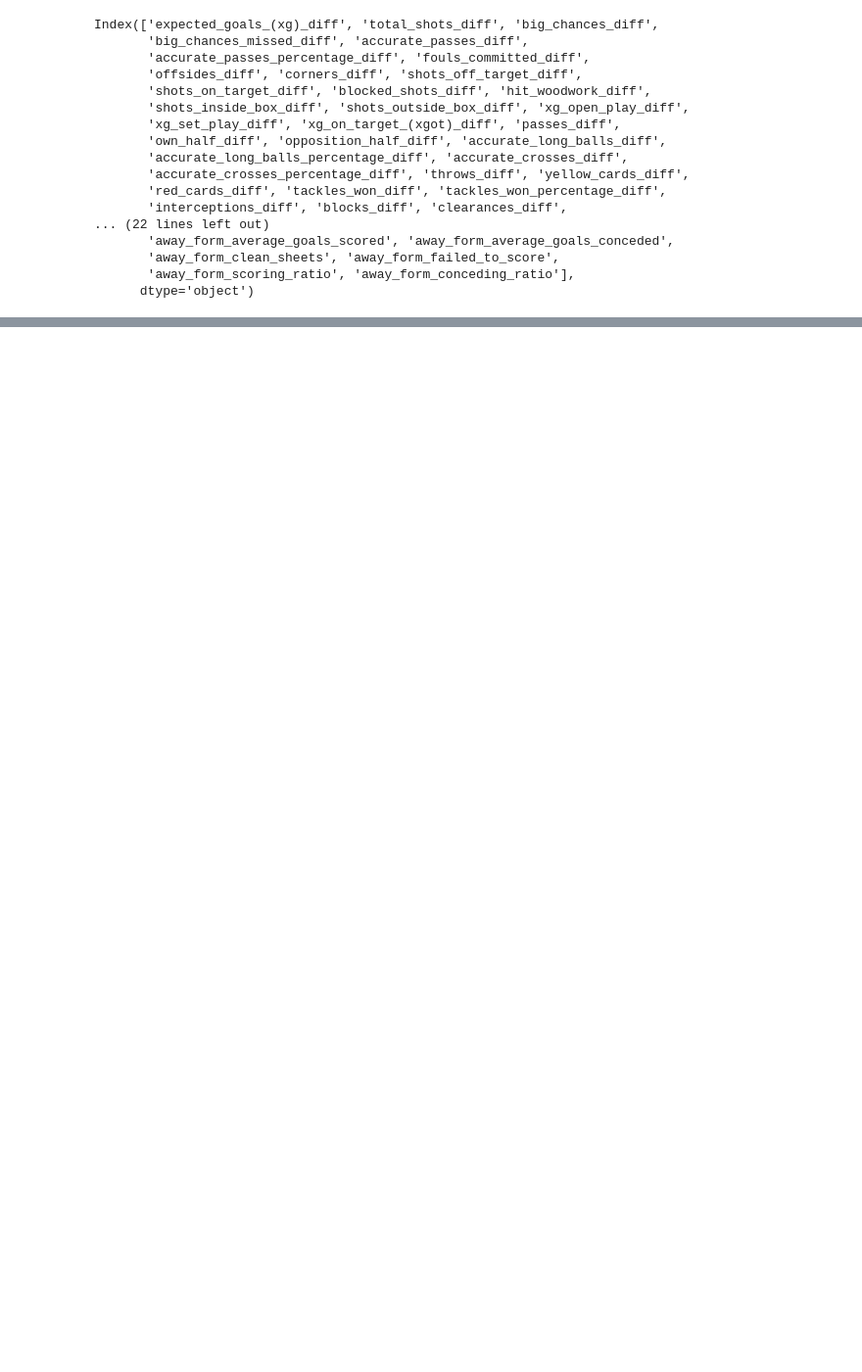
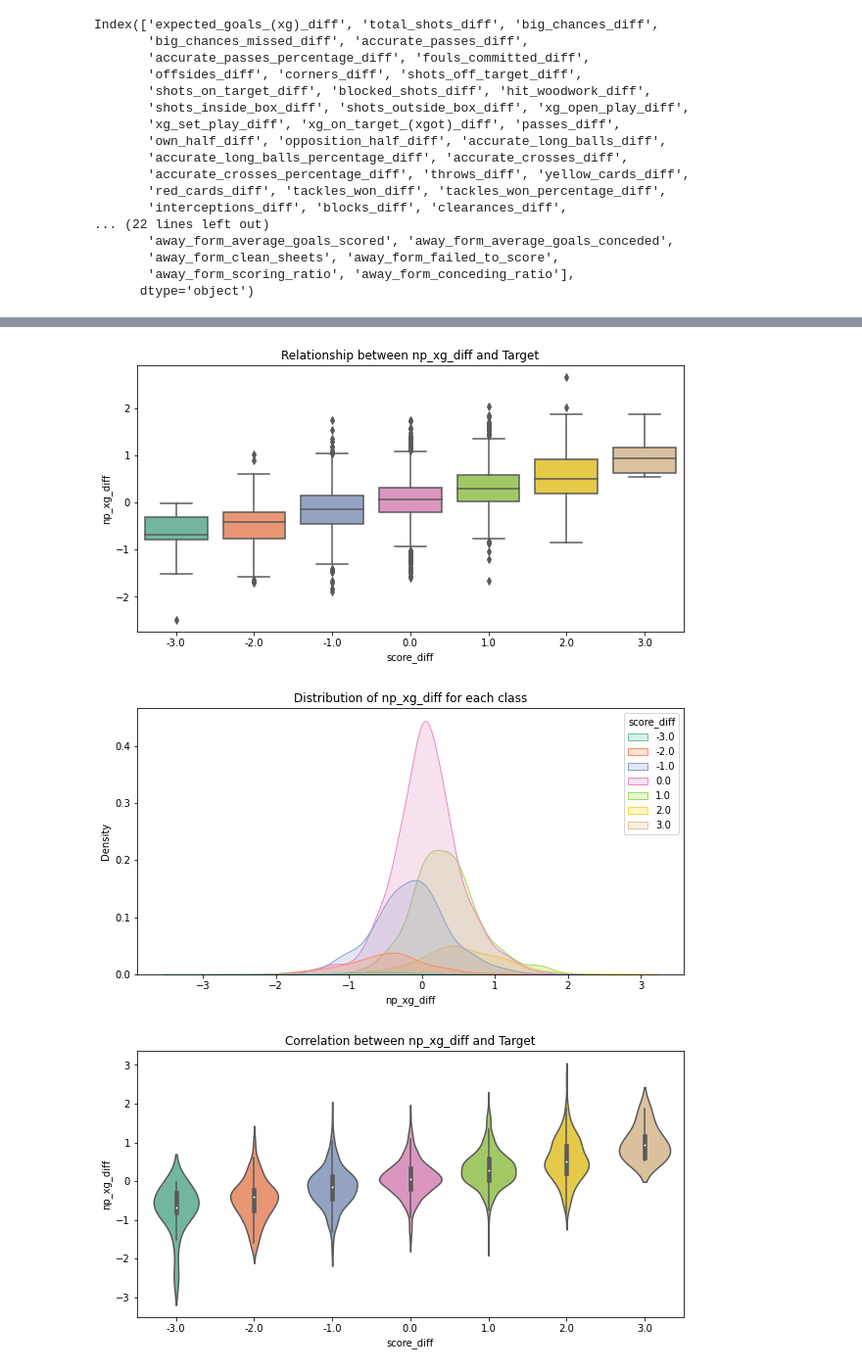
Before and after one commit to ido-tzhori/halftime_bets, a Jupyter notebook: feature_engine.ipynb, the cells around one changed output, grey strips where cells are left out. Shown: that part at 98% size. Saved outputs shown, nothing was run; the diff lists cells and outputs as text; code cells hidden in the pictures; blank space fills up the shorter version.

```diff
--- a/feature_engine.ipynb
+++ b/feature_engine.ipynb
@@ -201,0 +168,28 @@ print(selected_features)
+# %%
+def plot_evaluation_graphs(column_name, target):
+
+    plt.figure(figsize=(10, 5))
+    sns.boxplot(x=target, y=column_name, data=df, palette='Set2')
+    plt.title('Relationship between {} and Target'.format(column_name))
+    plt.show()
+
+    plt.figure(figsize=(10, 5))
+    sns.kdeplot(data=df, x=column_name, hue=target, fill=True, palette = 'Set2')
+    plt.title('Distribution of {} for each class'.format(column_name))
+    plt.show()
+
+    plt.figure(figsize=(10, 5))
+    sns.violinplot(x=target, y=column_name, data=df, palette='Set2')
+    plt.title('Correlation between {} and Target'.format(column_name))
+    plt.show()
+
+    plt.figure(figsize=(10, 5))
+    sns.scatterplot(x=column_name, y=target, data=df, palette='Set2', hue="target", alpha=0.7)
+    plt.title('Relationship between {} and Target (Scatter Plot)'.format(column_name))
+    plt.show()
+# %%
+plot_evaluation_graphs('np_xg_diff', 'score_diff')
+# %% [output]
+[figure, added]
+[figure, added]
+[figure, added]
```
Also changed, not shown: parts of 10 cells of this notebook, 1 other file.
